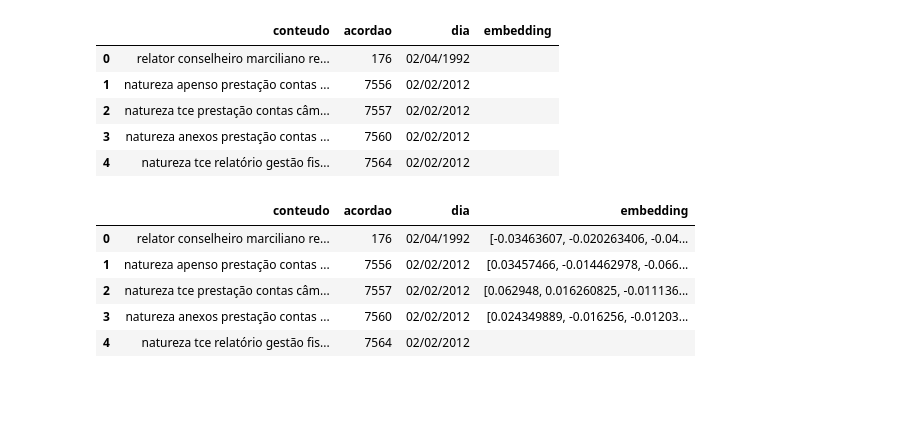
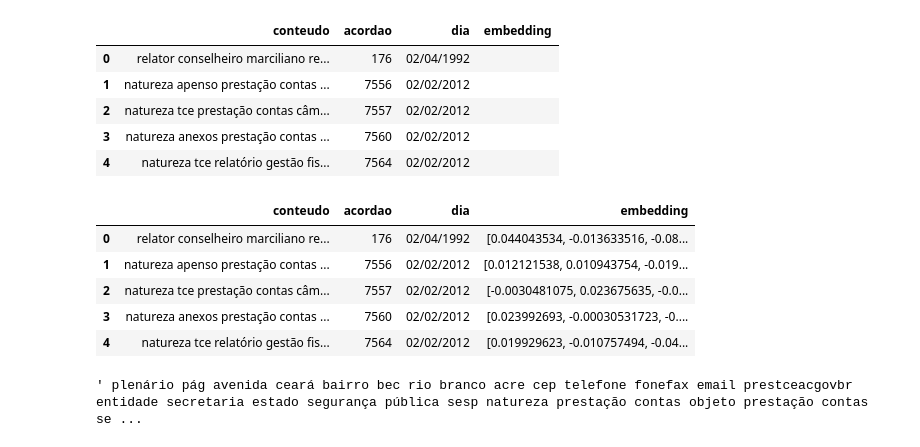
Before and after one commit to Antonino-Marques-Jares/EMBEDDING_ACORDAOS_TCEAC, a Jupyter notebook: Embeddings_Acordaos_TCE_AC.ipynb, the cells around one changed output. Drawn from its saved outputs; the diff is of its cells as text; code cells hidden in the pictures; blank space fills up the shorter version.

```diff
--- a/Embeddings_Acordaos_TCE_AC.ipynb
+++ b/Embeddings_Acordaos_TCE_AC.ipynb
@@ -47,21 +47,17 @@ acordaos.head()
 | 2 | natureza tce prestação contas câm... | 7557 | 02/02/2012 |  |
 | 3 | natureza anexos prestação contas ... | 7560 | 02/02/2012 |  |
 | 4 | natureza tce relatório gestão fis... | 7564 | 02/02/2012 |  |
-# %%
-from logging import exception
-try:
-  for i, conteudo in enumerate(acordaos):
-      texto = conteudo
-      result = genai.embed_content(model="models/embedding-001", content=texto)
-      acordaos.loc[i, 'embedding'] = str(result['embedding'])
-except ValueError as numero_erro:
-    print("Erro durante a inserção de embeddings :", numero_erro)
-
-acordaos.head()
-# %% [output]
-|  | conteudo | acordao | dia | embedding |
-| 0 | relator conselheiro marciliano re... | 176 | 02/04/1992 | [-0.03463607, -0.020263406, -0.04... |
-| 1 | natureza apenso prestação contas ... | 7556 | 02/02/2012 | [0.03457466, -0.014462978, -0.066... |
-| 2 | natureza tce prestação contas câm... | 7557 | 02/02/2012 | [0.062948, 0.016260825, -0.011136... |
-| 3 | natureza anexos prestação contas ... | 7560 | 02/02/2012 | [0.024349889, -0.016256, -0.01203... |
-| 4 | natureza tce relatório gestão fis... | 7564 | 02/02/2012 |  |
+# %%
+model = "models/embedding-001"
+def embed_fn(text):
+  return genai.embed_content(model="models/embedding-001", content=text, task_type="RETRIEVAL_DOCUMENT")["embedding"]
+
+acordaos['embedding'] = acordaos.apply(lambda row: embed_fn(row["conteudo"]), axis=1)
+acordaos.head()
+# %% [output]
+|  | conteudo | acordao | dia | embedding |
+| 0 | relator conselheiro marciliano re... | 176 | 02/04/1992 | [0.044043534, -0.013633516, -0.08... |
+| 1 | natureza apenso prestação contas ... | 7556 | 02/02/2012 | [0.012121538, 0.010943754, -0.019... |
+| 2 | natureza tce prestação contas câm... | 7557 | 02/02/2012 | [-0.0030481075, 0.023675635, -0.0... |
+| 3 | natureza anexos prestação contas ... | 7560 | 02/02/2012 | [0.023992693, -0.00030531723, -0.... |
+| 4 | natureza tce relatório gestão fis... | 7564 | 02/02/2012 | [0.019929623, -0.010757494, -0.04... |
@@ -67,0 +66,12 @@ acordaos.head()
+# %%
+def gerar_e_buscar_consulta(consulta,model):
+  embedding_da_consulta = genai.embed_content(model=model, content=consulta, task_type="RETRIEVAL_QUERY")["embedding"]
+  produtos_escalares = np.dot(np.stack(acordaos["embedding"]), embedding_da_consulta)
+  indice = np.argmax(produtos_escalares)
+  return acordaos.iloc[indice]["conteudo"]
+
+model = "models/embedding-001"
+consulta = "Segurança Pública"
+gerar_e_buscar_consulta(consulta,model)
+# %% [output]
+' plenário pág avenida ceará bairro bec rio branco acre cep telefone fonefax email prestceacgovbr entidade secretaria estado segurança pública sesp natureza prestação contas objeto prestação contas se ...
```
Also changed, not shown: parts of 1 cell of this notebook.
